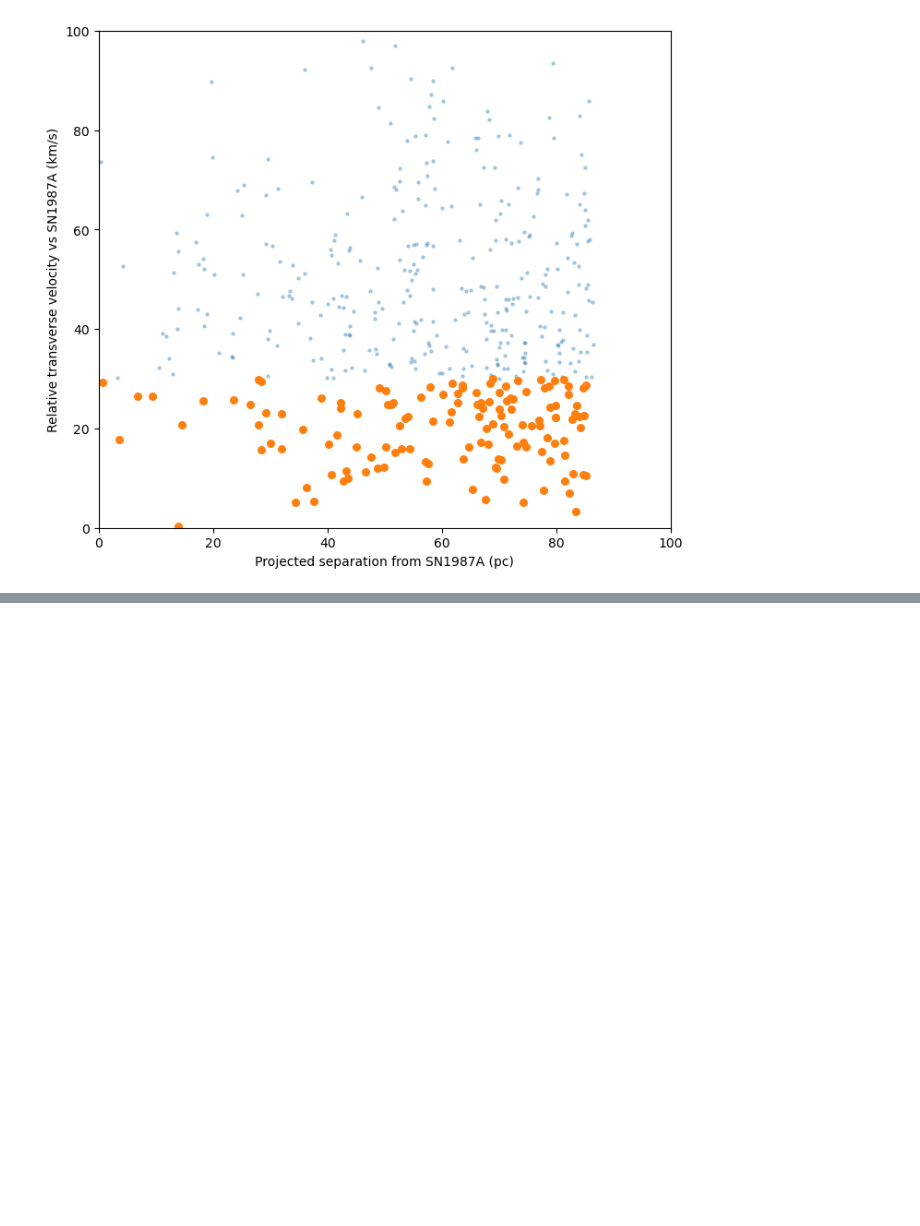
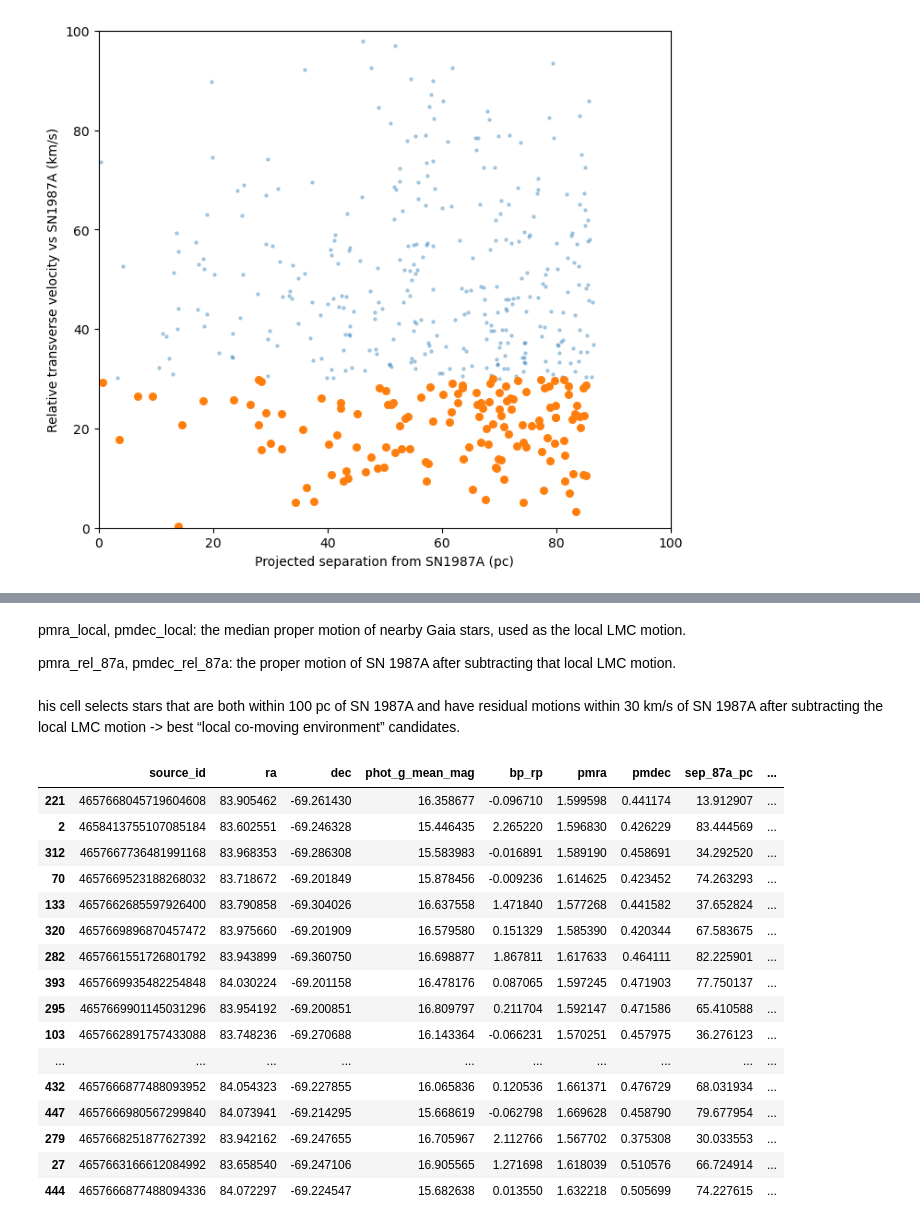
Before and after one commit to Wafeliniec/87A-progenitor-search, a Jupyter notebook: SN1987A_comoving_search.ipynb, the cells around one changed output, grey strips where cells are left out. Drawn from its saved outputs; the diff is of its cells as text; code cells hidden in the pictures; blank space fills up the shorter version.

```diff
--- a/SN1987A_comoving_search.ipynb
+++ b/SN1987A_comoving_search.ipynb
@@ -86,0 +149,60 @@ plt.show()
+# %% [markdown]
+pmra_local, pmdec_local: the median proper motion of nearby Gaia stars, used as the local LMC motion.
+
+pmra_rel_87a, pmdec_rel_87a: the proper motion of SN 1987A after subtracting that local LMC motion.
+# %% [markdown]
+his cell selects stars that are both within 100 pc of SN 1987A and have residual motions within 30 km/s of SN 1987A after subtracting the local LMC motion -> best “local co-moving environment” candidates.
+# %%
+df["dpm_local_resid_masyr"] = np.sqrt(
+    ((df["pmra"] - pmra_local) - pmra_rel_87a)**2 +
+    ((df["pmdec"] - pmdec_local) - pmdec_rel_87a)**2
+)
+
+df["dv_local_resid_kms"] = 4.74047 * D_LMC_kpc * df["dpm_local_resid_masyr"]
+
+local_comoving = df[
+    (df["sep_87a_pc"] < 100) &
+    (df["dv_local_resid_kms"] < 30)
+    ].copy()
+
+local_comoving = local_comoving.sort_values(
+    ["dv_local_resid_kms", "sep_87a_pc"]
+)
+
+cols = [
+    "source_id", "ra", "dec",
+    "phot_g_mean_mag", "bp_rp",
+    "pmra", "pmdec",
+    "sep_87a_pc",
+    "dv_local_resid_kms",
+    "ruwe"
+]
+
+# Add dv_abs_87a_kms only if it exists
+if "dv_abs_87a_kms" in df.columns:
+    cols.insert(-1, "dv_abs_87a_kms")
+
+display(local_comoving[cols].head(50))
+
+local_comoving[cols].to_csv(
+    output_dir / "SN1987A_local_comoving_candidates_updated.csv",
+    index=False
+)
+# %% [output]
+|  | source_id | ra | dec | phot_g_mean_mag | bp_rp | pmra | pmdec | sep_87a_pc | ... |
+| 221 | 4657668045719604608 | 83.905462 | -69.261430 | 16.358677 | -0.096710 | 1.599598 | 0.441174 | 13.912907 | ... |
+| 2 | 4658413755107085184 | 83.602551 | -69.246328 | 15.446435 | 2.265220 | 1.596830 | 0.426229 | 83.444569 | ... |
+| 312 | 4657667736481991168 | 83.968353 | -69.286308 | 15.583983 | -0.016891 | 1.589190 | 0.458691 | 34.292520 | ... |
+| 70 | 4657669523188268032 | 83.718672 | -69.201849 | 15.878456 | -0.009236 | 1.614625 | 0.423452 | 74.263293 | ... |
+| 133 | 4657662685597926400 | 83.790858 | -69.304026 | 16.637558 | 1.471840 | 1.577268 | 0.441582 | 37.652824 | ... |
+| 320 | 4657669896870457472 | 83.975660 | -69.201909 | 16.579580 | 0.151329 | 1.585390 | 0.420344 | 67.583675 | ... |
+| 282 | 4657661551726801792 | 83.943899 | -69.360750 | 16.698877 | 1.867811 | 1.617633 | 0.464111 | 82.225901 | ... |
+| 393 | 4657669935482254848 | 84.030224 | -69.201158 | 16.478176 | 0.087065 | 1.597245 | 0.471903 | 77.750137 | ... |
+| 295 | 4657669901145031296 | 83.954192 | -69.200851 | 16.809797 | 0.211704 | 1.592147 | 0.471586 | 65.410588 | ... |
+| 103 | 4657662891757433088 | 83.748236 | -69.270688 | 16.143364 | -0.066231 | 1.570251 | 0.457975 | 36.276123 | ... |
+| ... | ... | ... | ... | ... | ... | ... | ... | ... | ... |
+| 432 | 4657666877488093952 | 84.054323 | -69.227855 | 16.065836 | 0.120536 | 1.661371 | 0.476729 | 68.031934 | ... |
+| 447 | 4657666980567299840 | 84.073941 | -69.214295 | 15.668619 | -0.062798 | 1.669628 | 0.458790 | 79.677954 | ... |
+| 279 | 4657668251877627392 | 83.942162 | -69.247655 | 16.705967 | 2.112766 | 1.567702 | 0.375308 | 30.033553 | ... |
+| 27 | 4657663166612084992 | 83.658540 | -69.247106 | 16.905565 | 1.271698 | 1.618039 | 0.510576 | 66.724914 | ... |
+| 444 | 4657666877488094336 | 84.072297 | -69.224547 | 15.682638 | 0.013550 | 1.632218 | 0.505699 | 74.227615 | ... |
```
Also changed, not shown: parts of 6 cells of this notebook, 20 other files.
